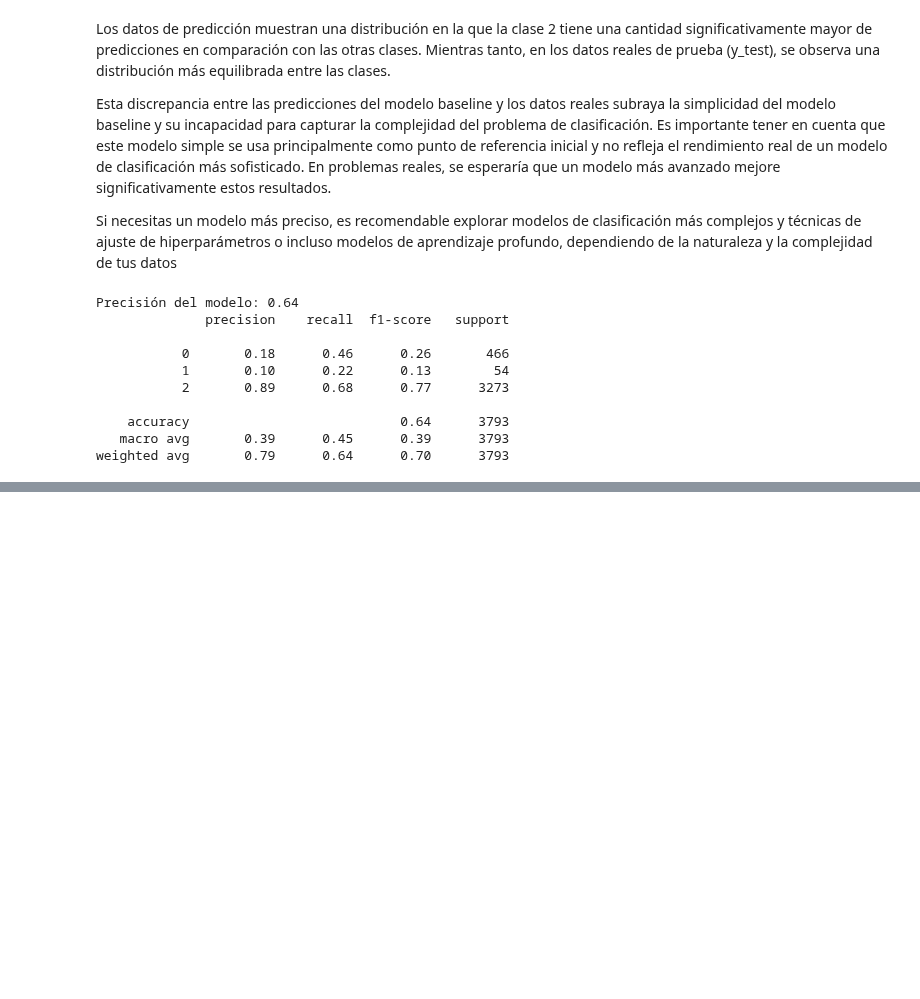
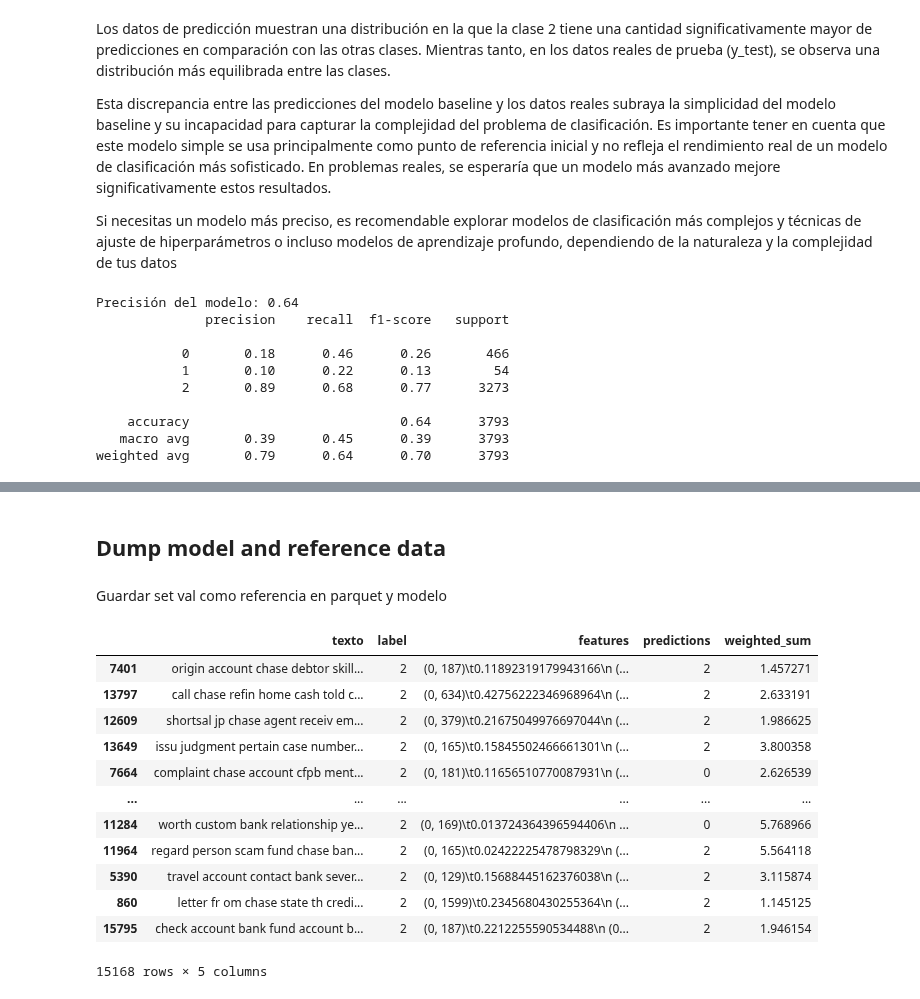
Before and after one commit to electrojam/Curso2-de-MLOPS-Despliegue-de-Modelos-de-Machine-Learning, a Jupyter notebook: monitoring/baseline_model_ticket_classifier.ipynb, the cells around one changed output, grey strips where cells are left out. Saved outputs shown, nothing was run; the diff lists cells and outputs as text; code cells hidden in the pictures; blank space fills up the shorter version.

Commit message:
Preparar datos para crear reporte con Evidently

```diff
--- a/monitoring/baseline_model_ticket_classifier.ipynb
+++ b/monitoring/baseline_model_ticket_classifier.ipynb
@@ -154,0 +182,4 @@ weighted avg       0.79      0.64      0.70      3793
+# %% [markdown]
+## Dump model and reference data
+# %% [markdown]
+Guardar set val como referencia en parquet y modelo
@@ -154,0 +189,34 @@ weighted avg       0.79      0.64      0.70      3793
+# %%
+#Generamos un conjunto de entrenamiento a partir de los datos en X_train
+train_data = pd.DataFrame({
+    'texto' : X_train,
+    'label' : y_train,
+    'features' : X_train_tfidf,
+    'predictions' : predictions_train
+})
+
+#Para evitar generar una matriz dispersa grandísima debido a que por cada dato se tenga una columna nueva hacemos:
+#Generamos pesos aleatorios para la suma ponderarda (número de columnas en la matriz dispersa)
+num_features = train_data['features'].iloc[0].shape[1]
+weights = np.random.rand(num_features)
+
+#Calcular la suma ponderada para cada fila en 'features y agregarla como una nueva columna
+weighted_sum = train_data['features'].apply(lambda x: np.sum(x.multiply(weights)))
+train_data['weighted_sum'] = weighted_sum
+# %%
+#conjunto de entrenamiento
+train_data
+# %% [output]
+|  | texto | label | features | predictions | weighted_sum |
+| 7401 | origin account chase debtor skill... | 2 | (0, 187)\t0.11892319179943166\n (... | 2 | 1.457271 |
+| 13797 | call chase refin home cash told c... | 2 | (0, 634)\t0.42756222346968964\n (... | 2 | 2.633191 |
+| 12609 | shortsal jp chase agent receiv em... | 2 | (0, 379)\t0.21675049976697044\n (... | 2 | 1.986625 |
+| 13649 | issu judgment pertain case number... | 2 | (0, 165)\t0.15845502466661301\n (... | 2 | 3.800358 |
+| 7664 | complaint chase account cfpb ment... | 2 | (0, 181)\t0.11656510770087931\n (... | 0 | 2.626539 |
+| ... | ... | ... | ... | ... | ... |
+| 11284 | worth custom bank relationship ye... | 2 | (0, 169)\t0.013724364396594406\n ... | 0 | 5.768966 |
+| 11964 | regard person scam fund chase ban... | 2 | (0, 165)\t0.02422225478798329\n (... | 2 | 5.564118 |
+| 5390 | travel account contact bank sever... | 2 | (0, 129)\t0.15688445162376038\n (... | 2 | 3.115874 |
+| 860 | letter fr om chase state th credi... | 2 | (0, 1599)\t0.2345680430255364\n (... | 2 | 1.145125 |
+| 15795 | check account bank fund account b... | 2 | (0, 187)\t0.2212255590534488\n (0... | 2 | 1.946154 |
+15168 rows × 5 columns
```
Also changed, not shown: parts of 14 cells of this notebook, 1 other file.
